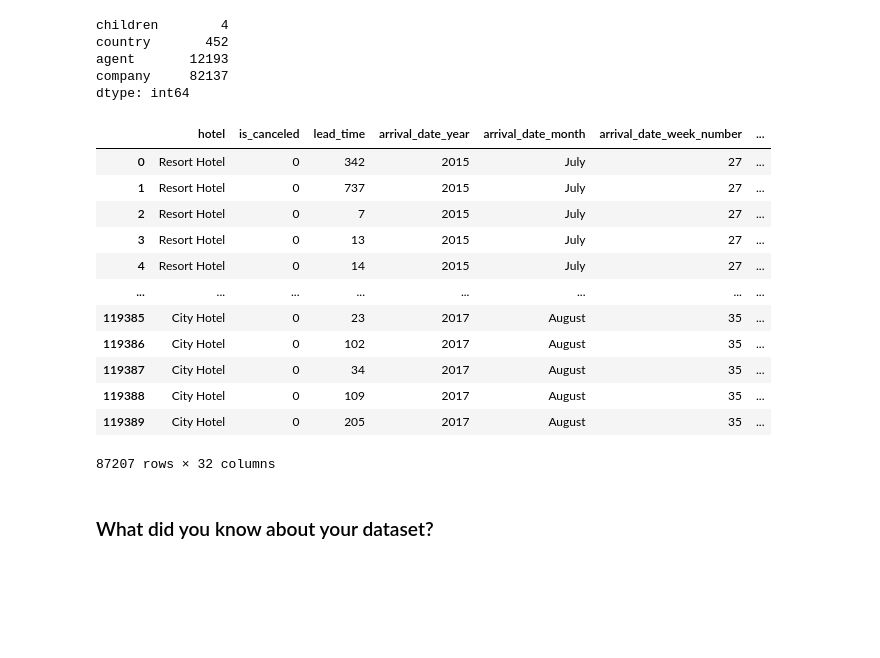
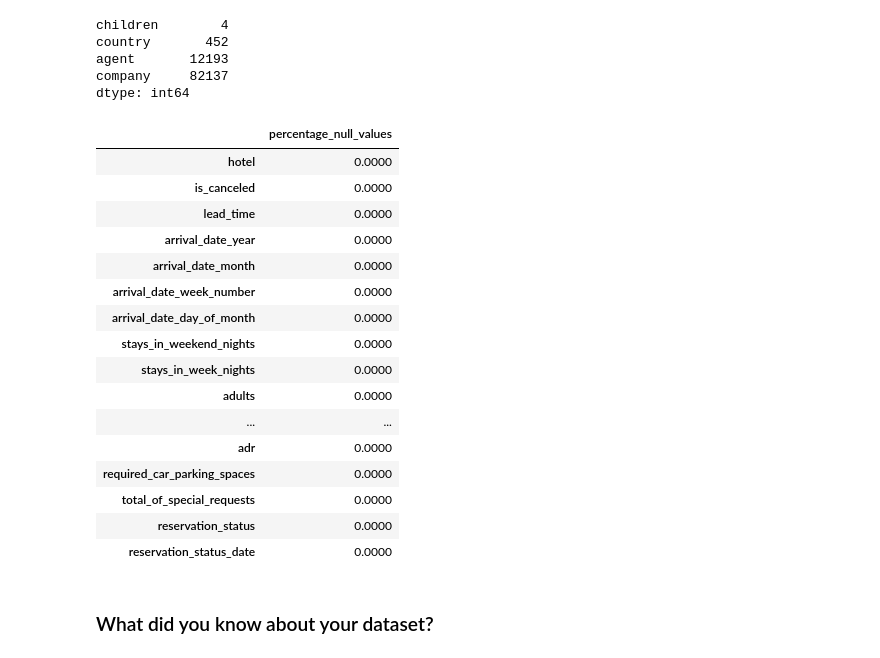
Before and after one commit to krish-kanji/hotel-booking-analysis, a Jupyter notebook: Copy_of_hotel_booking_analysis.ipynb, the cells around one changed output. Cells and saved outputs as stored; diff of their text form; code cells hidden in the pictures; blank space fills up the shorter version.

```diff
--- a/Copy_of_hotel_booking_analysis.ipynb
+++ b/Copy_of_hotel_booking_analysis.ipynb
@@ -173,24 +173,29 @@ country       452
 agent       12193
 company     82137
 dtype: int64
-# %%
-# Visualizing the missing values
-# getting the rows were anyone of the children, country, agent, company is null
-hotel_df.loc[hotel_df['children'].isna() | hotel_df['country'].isna() | hotel_df['agent'].isna() | hotel_df['company'].isna()]
-# %% [output]
-|  | hotel | is_canceled | lead_time | arrival_date_year | arrival_date_month | arrival_date_week_number | ... |
-| 0 | Resort Hotel | 0 | 342 | 2015 | July | 27 | ... |
-| 1 | Resort Hotel | 0 | 737 | 2015 | July | 27 | ... |
-| 2 | Resort Hotel | 0 | 7 | 2015 | July | 27 | ... |
-| 3 | Resort Hotel | 0 | 13 | 2015 | July | 27 | ... |
-| 4 | Resort Hotel | 0 | 14 | 2015 | July | 27 | ... |
-| ... | ... | ... | ... | ... | ... | ... | ... |
-| 119385 | City Hotel | 0 | 23 | 2017 | August | 35 | ... |
-| 119386 | City Hotel | 0 | 102 | 2017 | August | 35 | ... |
-| 119387 | City Hotel | 0 | 34 | 2017 | August | 35 | ... |
-| 119388 | City Hotel | 0 | 109 | 2017 | August | 35 | ... |
-| 119389 | City Hotel | 0 | 205 | 2017 | August | 35 | ... |
-87207 rows × 32 columns
+# %%
+# Visualizing the missing values
+# Percentage of null values
+percentage_null_df= pd.DataFrame(round(hotel_df.isna().sum()*100/len(hotel_df),4)).rename(columns={0:'percentage_null_values'})
+percentage_null_df
+# %% [output]
+|  | percentage_null_values |
+| hotel | 0.0000 |
+| is_canceled | 0.0000 |
+| lead_time | 0.0000 |
+| arrival_date_year | 0.0000 |
+| arrival_date_month | 0.0000 |
+| arrival_date_week_number | 0.0000 |
+| arrival_date_day_of_month | 0.0000 |
+| stays_in_weekend_nights | 0.0000 |
+| stays_in_week_nights | 0.0000 |
+| adults | 0.0000 |
+| ... | ... |
+| adr | 0.0000 |
+| required_car_parking_spaces | 0.0000 |
+| total_of_special_requests | 0.0000 |
+| reservation_status | 0.0000 |
+| reservation_status_date | 0.0000 |
 # %% [markdown]
 ### What did you know about your dataset?
 # %% [markdown]
```
Also changed, not shown: parts of 38 cells of this notebook.
